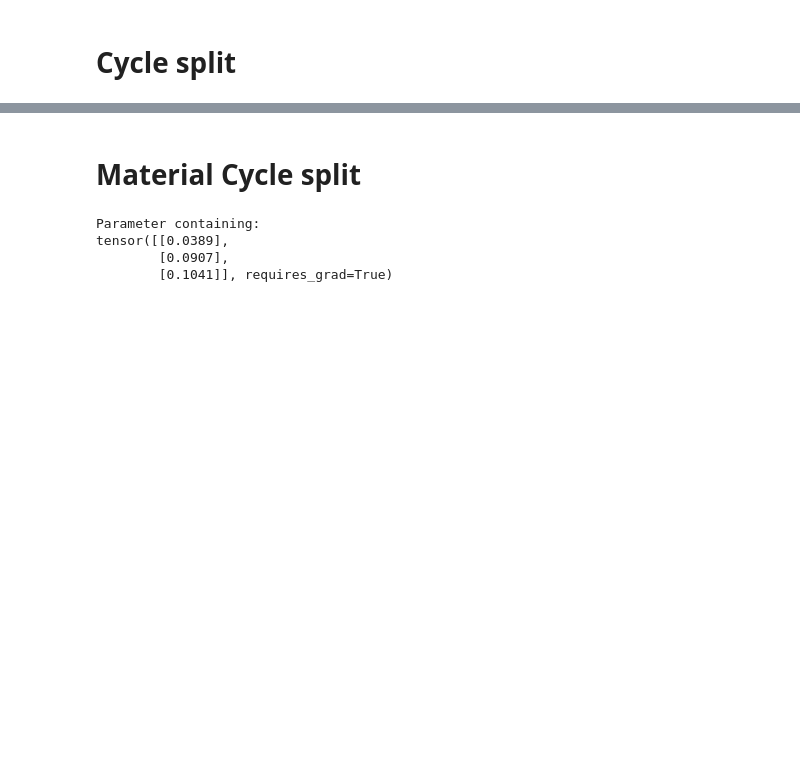
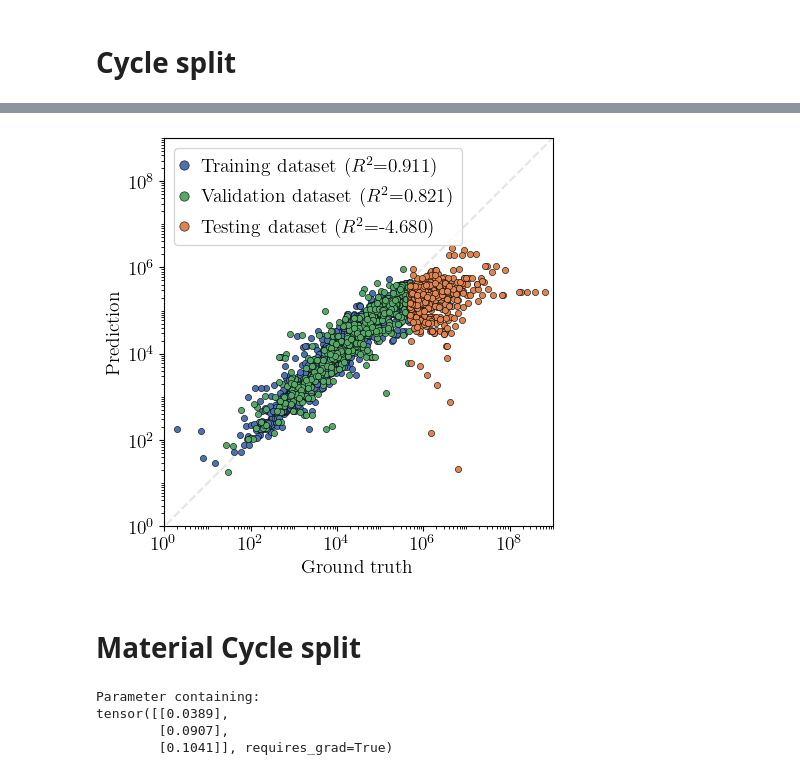
Before and after one commit to Luwen-Zhang/SNEnsemble, a Jupyter notebook: notebooks/main.ipynb, the cells around one changed output, grey strips where cells are left out. Saved outputs shown, nothing was run; the diff lists cells and outputs as text; code cells hidden in the pictures; blank space fills up the shorter version.

```diff
--- a/notebooks/main.ipynb
+++ b/notebooks/main.ipynb
@@ -130,3 +129,6 @@ trainer.plot_truth_pred(log_trans=True, upper_lim=9, program='ThisWorklinlog')
 trainer.plot_truth_pred(log_trans=True, upper_lim=9, program='ThisWorkloglog')
 with HiddenPltShow():
     trainer.plot_truth_pred(log_trans=True, upper_lim=9, program='AutoGluon')
+# %%
+trainer.plot_truth_pred(log_trans=True, upper_lim=9, program='MLP')
+# %% [output]
@@ -133,3 +139,4 @@ with HiddenPltShow():
+[figure, added]
 # %% [markdown]
 # Material Cycle split
 # %%
```
Also changed, not shown: parts of 42 cells of this notebook.
